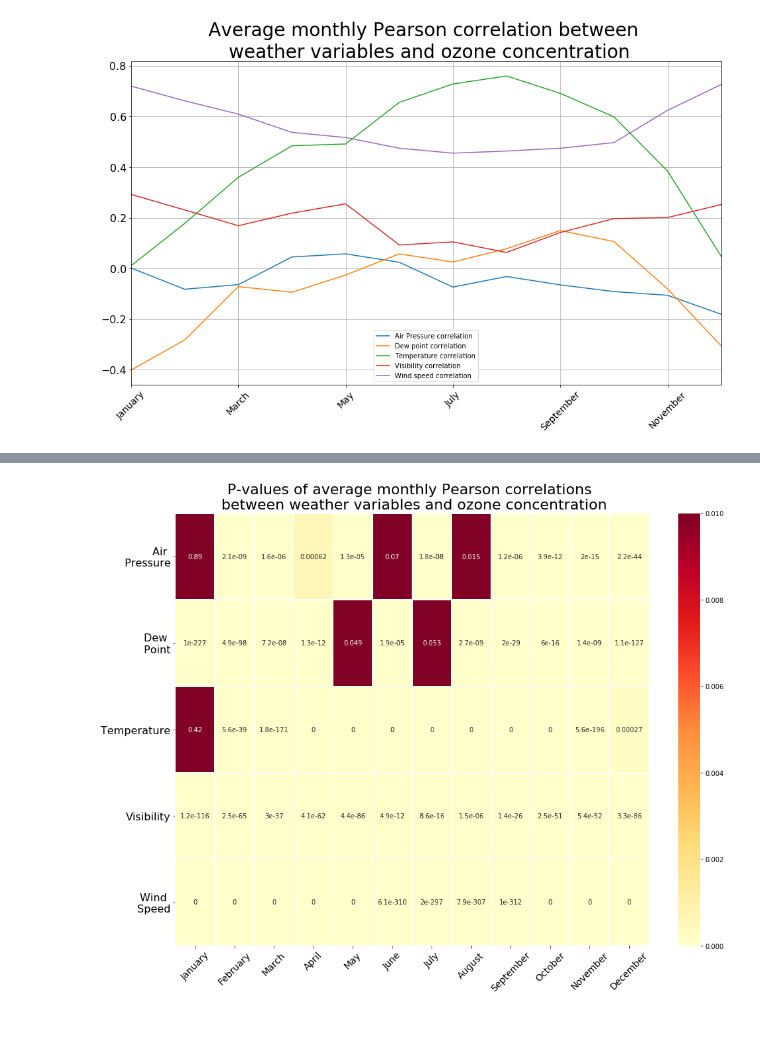
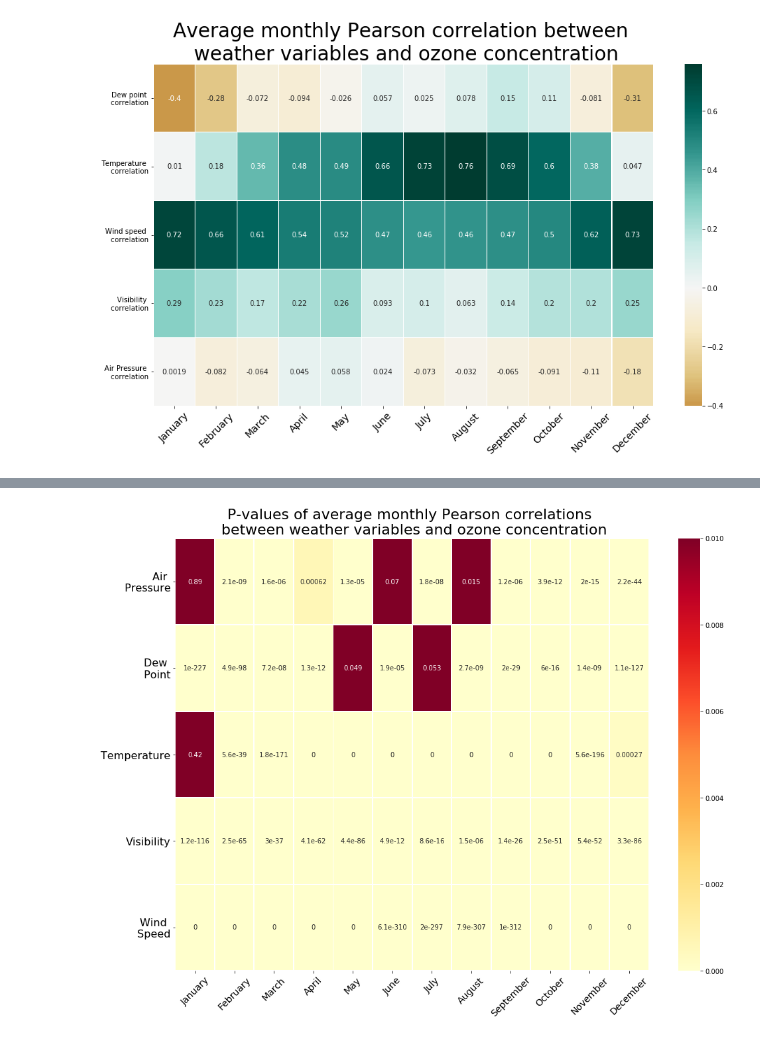
Before and after one commit to fsmahmood/Springboard-Python-Projects, a Jupyter notebook: Air Quality Capstone project/Capstone Data Wrangling/Capstone Storytelling and Inferential Statistics/Capstone Inferential Statistics Report.ipynb, the cells around one changed output, grey strips where cells are left out. Drawn from its saved outputs; the diff is of its cells as text; code cells hidden in the pictures.

```diff
--- a/Air Quality Capstone project/Capstone Data Wrangling/Capstone Storytelling and Inferential Statistics/Capstone Inferential Statistics Report.ipynb
+++ b/Air Quality Capstone project/Capstone Data Wrangling/Capstone Storytelling and Inferential Statistics/Capstone Inferential Statistics Report.ipynb
@@ -19,14 +11,13 @@ import pickle
 import seaborn as sns
 # %%
 df = pd.read_pickle('weather_ozone')
-monthly_corr = pd.read_pickle('monthly_corr')
+monthly_corr = pd.read_pickle('monthly_corr_all')
 # %%
 _ = plt.rcParams['figure.figsize'] = [16, 9]
-monthly_corr.plot()
+sns.heatmap(monthly_corr.transpose(), annot=True, linewidths=.2, cmap="BrBG", center=0)
 plt.title("Average monthly Pearson correlation between \n weather variables and ozone concentration", size=28)
 plt.xticks(rotation=45, size=14)
-plt.yticks(size=16)
-plt.grid()
+plt.yticks(rotation = 0, size=10)
 plt.show()
 # %% [output]
-[figure, old version]
+[figure, new version]
```
Also changed, not shown: parts of 4 cells of this notebook.
